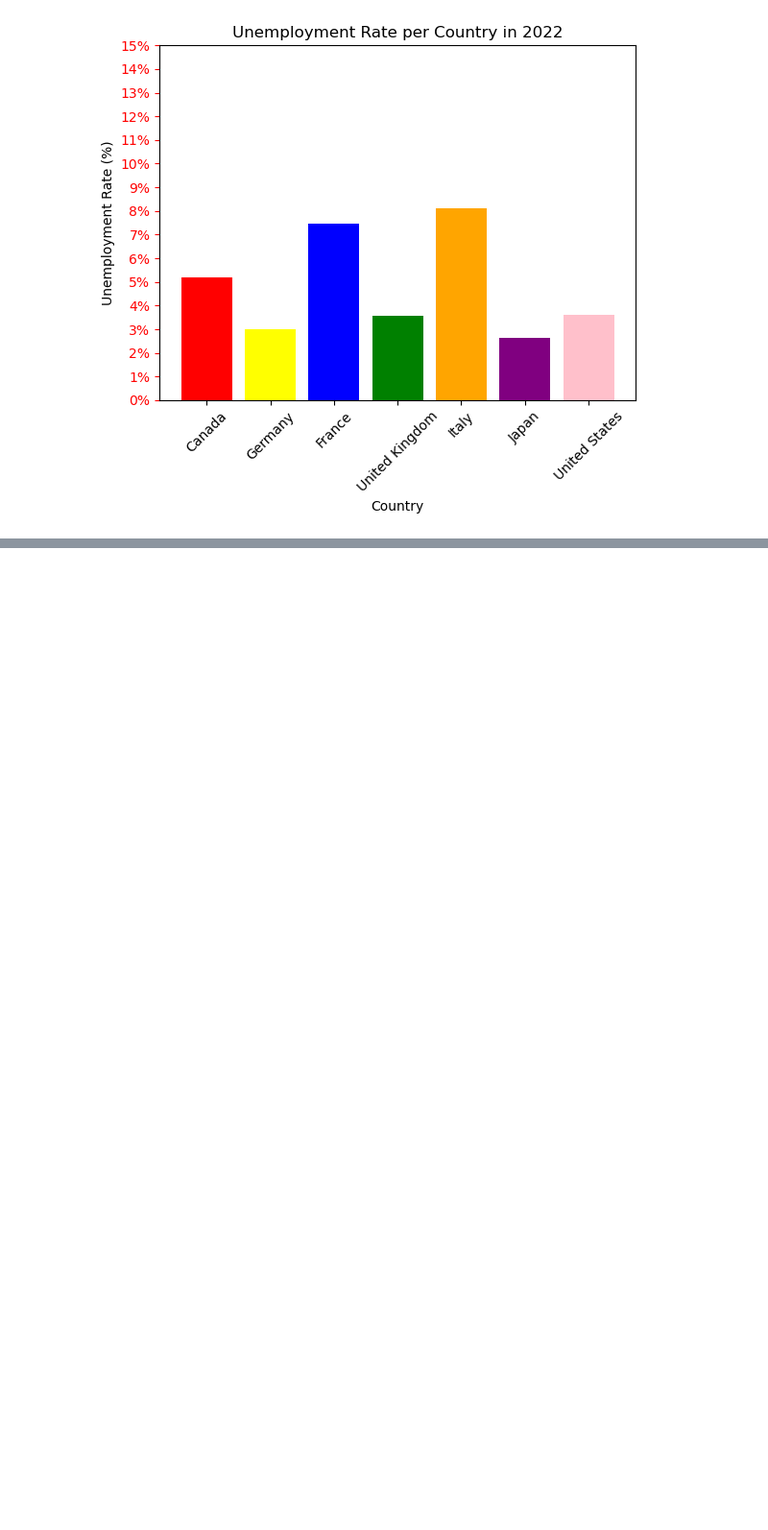
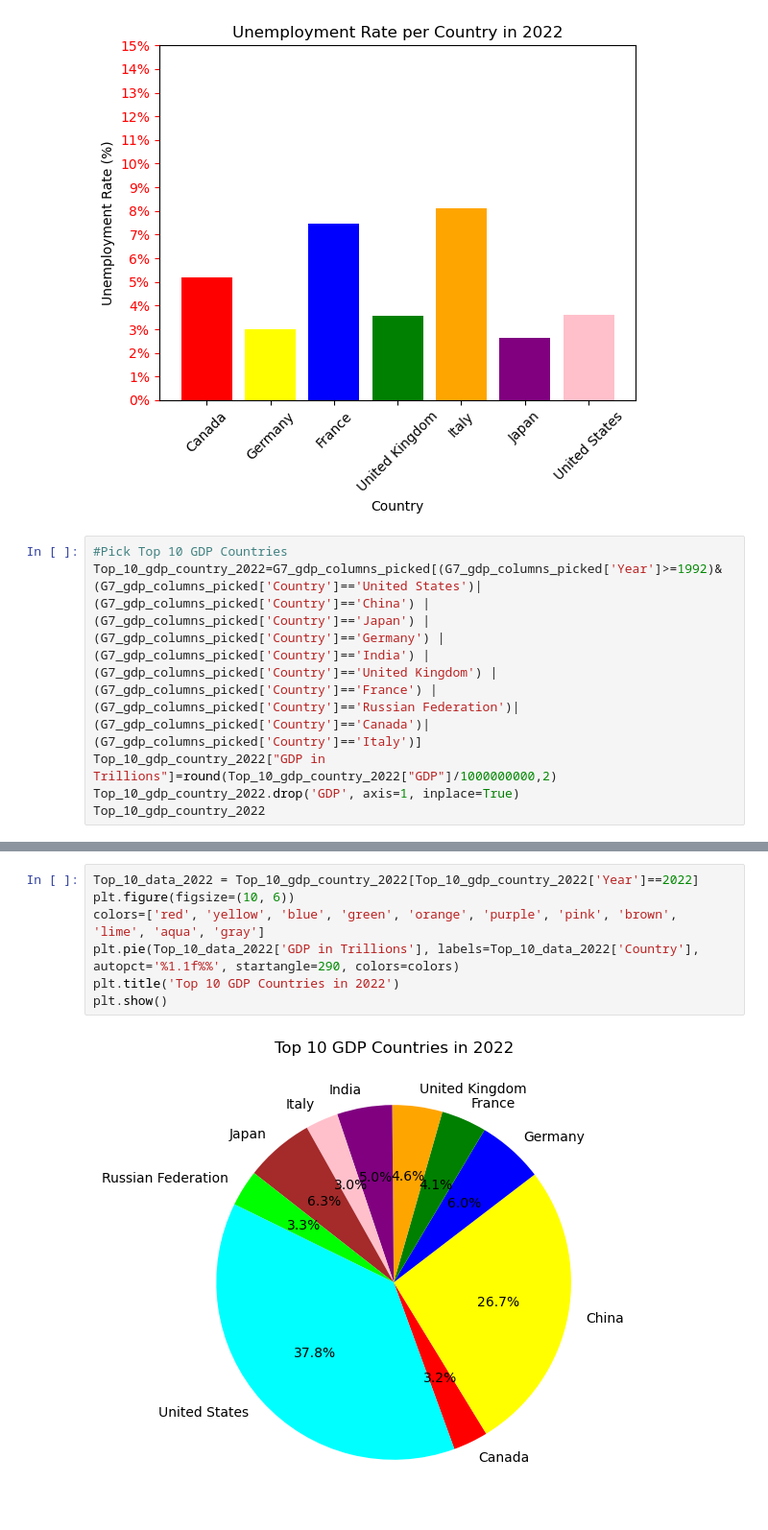
Before and after one commit to emilybomber/project-1, a Jupyter notebook: Project 1 US data.ipynb, the cells around one changed output, grey strips where cells are left out. Shown at 96% size. Drawn from its saved outputs; the diff is of its cells as text; blank space fills up the shorter version.

```diff
--- a/Project 1 US data.ipynb
+++ b/Project 1 US data.ipynb
@@ -180,3 +197,9 @@ plt.title('Unemployment Rate per Country in 2022')
 plt.show()
 # %% [output]
 [figure]
+# %%
+#Pick Top 10 GDP Countries
+Top_10_gdp_country_2022=G7_gdp_columns_picked[(G7_gdp_columns_picked['Year']>=1992)&(G7_gdp_columns_picked['Country']=='United States')|(G7_gdp_columns_picked['Country']=='China') | (G7_gdp_columns_picked['Country']=='Japan') | (G7_gdp_columns_picked['Country']=='Germany') | (G7_gdp_columns_picked['Country']=='India') | (G7_gdp_columns_picked['Country']=='United Kingdom') | (G7_gdp_columns_picked['Country']=='France') | (G7_gdp_columns_picked['Country']=='Russian Federation')| (G7_gdp_columns_picked['Country']=='Canada')| (G7_gdp_columns_picked['Country']=='Italy')]
+Top_10_gdp_country_2022["GDP in Trillions"]=round(Top_10_gdp_country_2022["GDP"]/1000000000,2)
+Top_10_gdp_country_2022.drop('GDP', axis=1, inplace=True)
+Top_10_gdp_country_2022
@@ -182,0 +229,9 @@ plt.show()
+# %%
+Top_10_data_2022 = Top_10_gdp_country_2022[Top_10_gdp_country_2022['Year']==2022]
+plt.figure(figsize=(10, 6))
+colors=['red', 'yellow', 'blue', 'green', 'orange', 'purple', 'pink', 'brown', 'lime', 'aqua', 'gray']
+plt.pie(Top_10_data_2022['GDP in Trillions'], labels=Top_10_data_2022['Country'], autopct='%1.1f%%', startangle=290, colors=colors)
+plt.title('Top 10 GDP Countries in 2022')
+plt.show()
+# %% [output]
+[figure, added]
```
Also changed, not shown: parts of 4 cells of this notebook.
